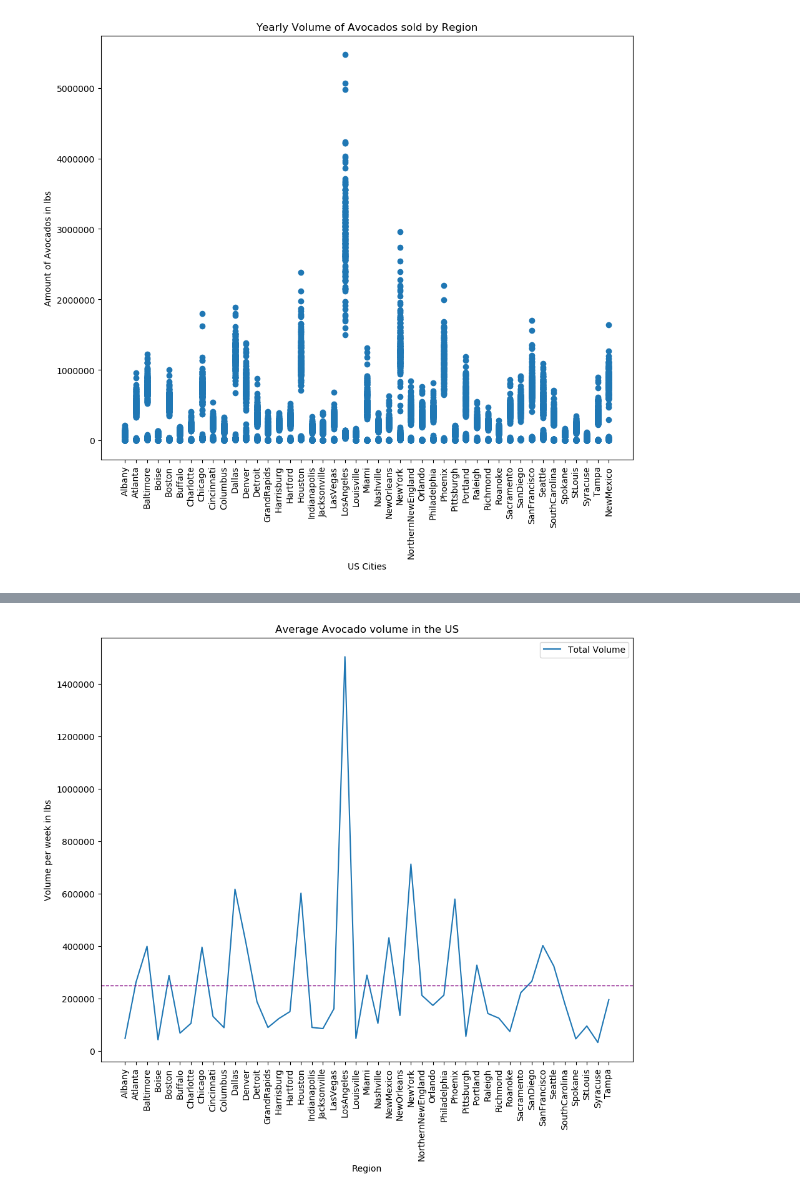
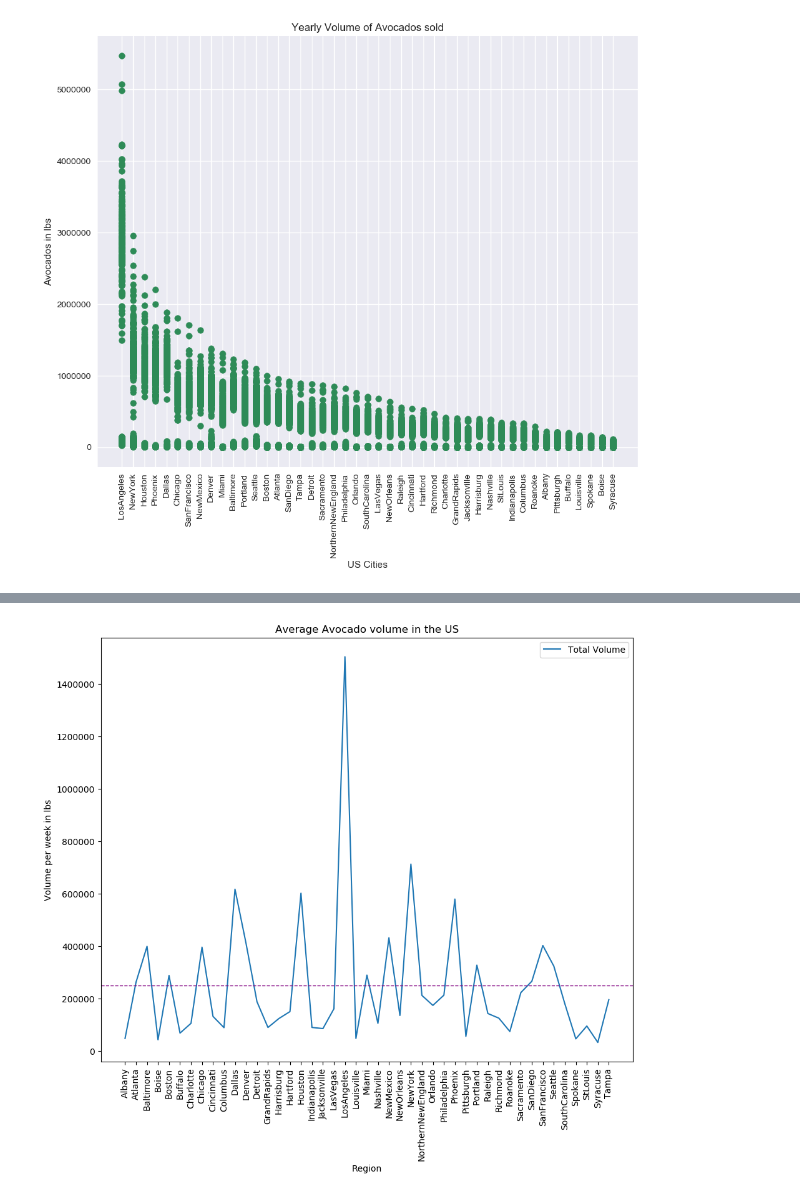
Before and after one commit to belalabu/thinkful, a Jupyter notebook: Avocapstone.ipynb, the cells around one changed output, grey strips where cells are left out. Saved outputs shown, nothing was run; the diff lists cells and outputs as text; code cells hidden in the pictures.

```diff
--- a/Avocapstone.ipynb
+++ b/Avocapstone.ipynb
@@ -29,35 +29,37 @@ df['region'] = df['region'].str.replace("PhoenixTucson", "Phoenix")
 df['region'] = df['region'].str.replace("RaleighGreensboro", "Raleigh")
 df['region'] = df['region'].str.replace("RichmondNorfolk", "Richmond")
 df['region'] = df['region'].str.replace("WestTexNewMexico", "NewMexico")
 
 
 #Remove the data I don't want (States, regions, and totals, only want cities)
 #this removes specifc parts of columns, for example here im removing certain states from the 'region' column
 #df=df[np.logical_not(df['column you want to access here'].isin(["data in the column you want gone"]))]
 
 df=df[np.logical_not(df['region'].isin(["West", 'California', 'TotalUS', 'Plains', 'Southeast', 'SouthCentral', 'Northeast', 'Midsouth', 'GreatLakes']))]
 
 #To remove an entire column of data:
 #df = df.drop('What you want to remove here', axis=1)
 
-
+#To sort our data so it graphs neatly...
+df.sort_values('Total Volume', ascending=False, inplace=True)
 
 # find zscores (This is incase I need to remove outliers. Not necessary here)
 #z = np.abs(stats.zscore(df.iloc[:, 3]))
 # get indices of outliers
 #outliers= list(np.where(z > 3)[0])
 # drop them
 #df= df.drop(outliers)
 
 #Make graph larger or smaller. Use figsize and dpi!
 figure(num=None, figsize=(11, 9), dpi=100, facecolor='w', edgecolor='k')
 
 #Scatter plot region vs volume in pounds
-plt.scatter(x=df['region'], y=df['Total Volume'], norm=True)
+plt.scatter(x=df['region'], y=df['Total Volume'], norm=True, color='seagreen')
 plt.xticks(rotation=90)
-plt.title('Yearly Volume of Avocados sold by Region')
-plt.ylabel('Amount of Avocados in lbs')
+plt.title('Yearly Volume of Avocados sold')
+plt.ylabel('Avocados in lbs')
 plt.xlabel('US Cities')
+plt.style.use('seaborn')
 plt.show()
 # %% [output]
-[figure, old version]
+[figure, new version]
```
Also changed, not shown: parts of 10 cells of this notebook.
